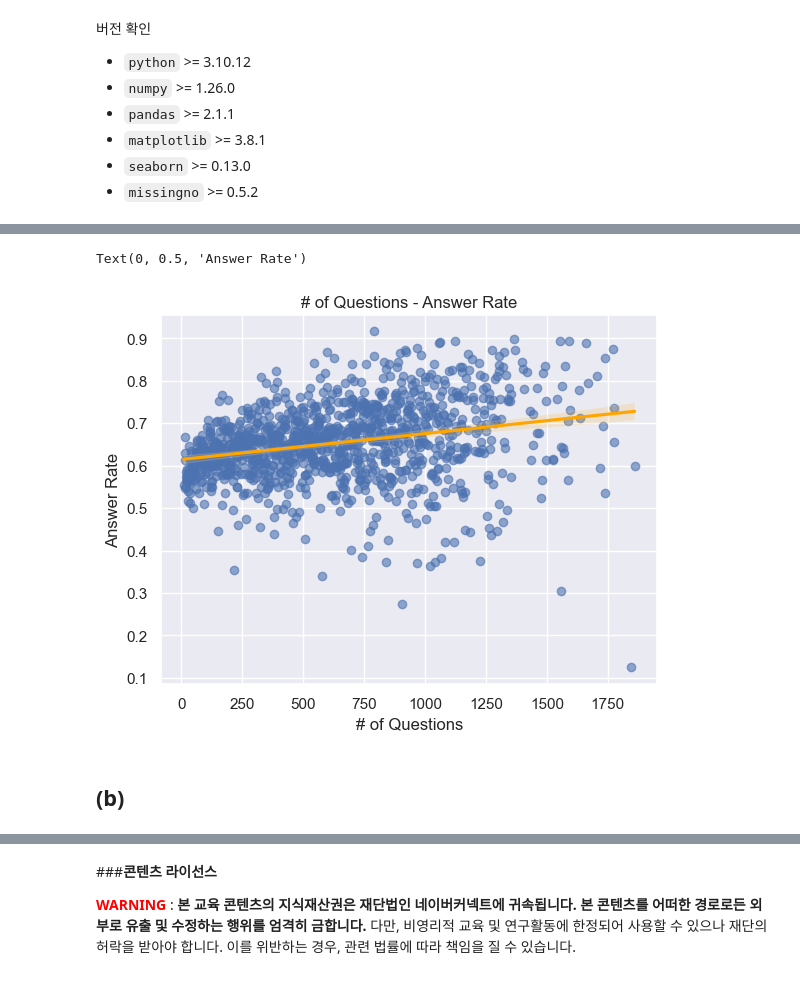
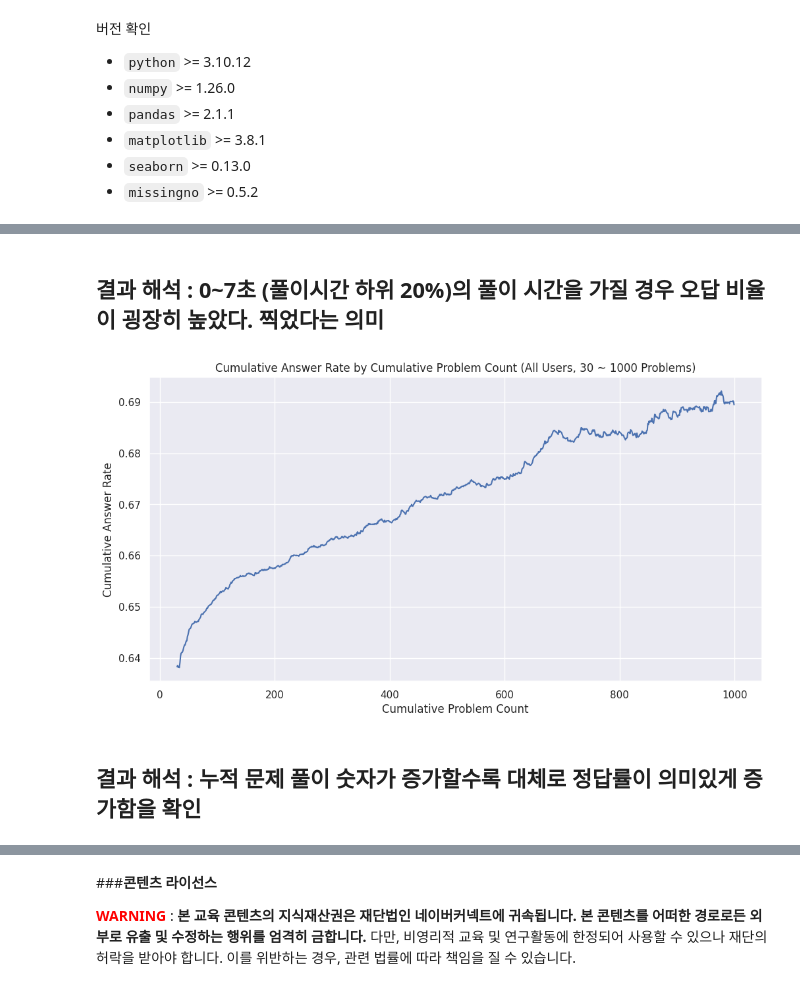
Before and after one commit to boostcampaitech6/level2-dkt-recsys-06, a Jupyter notebook: code/DKT_EDA.ipynb, the cells around one changed output, grey strips where cells are left out. Cells and saved outputs as stored; diff of their text form; code cells hidden in the pictures.

Commit message:
Added : many EDA plots

```diff
--- a/code/DKT_EDA.ipynb
+++ b/code/DKT_EDA.ipynb
@@ -62,6 +38,7 @@ dtype = {
     'answerCode': 'int8',
     'KnowledgeTag': 'int16'
 }
-df = pd.read_csv('/data/ephemeral/home/level2-dkt-recsys-06/data/train_data.csv', dtype=dtype, parse_dates=['Timestamp'])
+#df = pd.read_csv('/data/ephemeral/home/level2-dkt-recsys-06/data/train_data.csv', dtype=dtype, parse_dates=['Timestamp'])
+df = pd.read_csv('/data/ephemeral/home/level2-dkt-recsys-06/code/FE_v1.0.csv') #피처 생성 완료된 파일. 직접 생성하려면 아래 셀
 df = df.sort_values(by=['userID', 'Timestamp']).reset_index(drop=True)
 # %% [output]
@@ -183,14 +191,19 @@ itemnum_ans['num_items'] = itemnum_ans.index
+# %% [markdown]
+## 결과 해석 : 0~7초 (풀이시간 하위 20%)의 풀이 시간을 가질 경우 오답 비율이 굉장히 높았다. 찍었다는 의미
 # %%
-fig, ax = plt.subplots()
-sns.regplot(data=itemnum_ans, x='num_items', y='answerCode',
-           line_kws={"color": "orange"}, scatter_kws={'alpha':0.6}, ax=ax)
+# 누적 풀이 문제수에 따른 정답률 추이 (30문제 이하, 1000문제 이상 제외)
+df['CumulativeAnswerRate'] = df.groupby('userID')['answerCode'].transform(lambda x: x.expanding().mean())
+df['CumulativeProblemCount'] = df.groupby('userID').cumcount()
+selected_df = df[(df['CumulativeProblemCount'] >= 30) & (df['CumulativeProblemCount'] < 1000)]
 
-ax.set_title('# of Questions - Answer Rate')
-ax.set_xlabel('# of Questions')
-ax.set_ylabel('Answer Rate')
+plt.figure(figsize=(12, 6))
+plt.plot(selected_df.groupby('CumulativeProblemCount')['CumulativeAnswerRate'].mean())
+plt.xlabel('Cumulative Problem Count')
+plt.ylabel('Cumulative Answer Rate')
+plt.title('Cumulative Answer Rate by Cumulative Problem Count (All Users, 30 ~ 1000 Problems)')
+plt.show()
 # %% [output]
-Text(0, 0.5, 'Answer Rate')
-[figure, old version]
+[figure, new version]
 # %% [markdown]
-## (b)
+## 결과 해석 : 누적 문제 풀이 숫자가 증가할수록 대체로 정답률이 의미있게 증가함을 확인
 # %%
```
Also changed, not shown: parts of 16 cells of this notebook.
